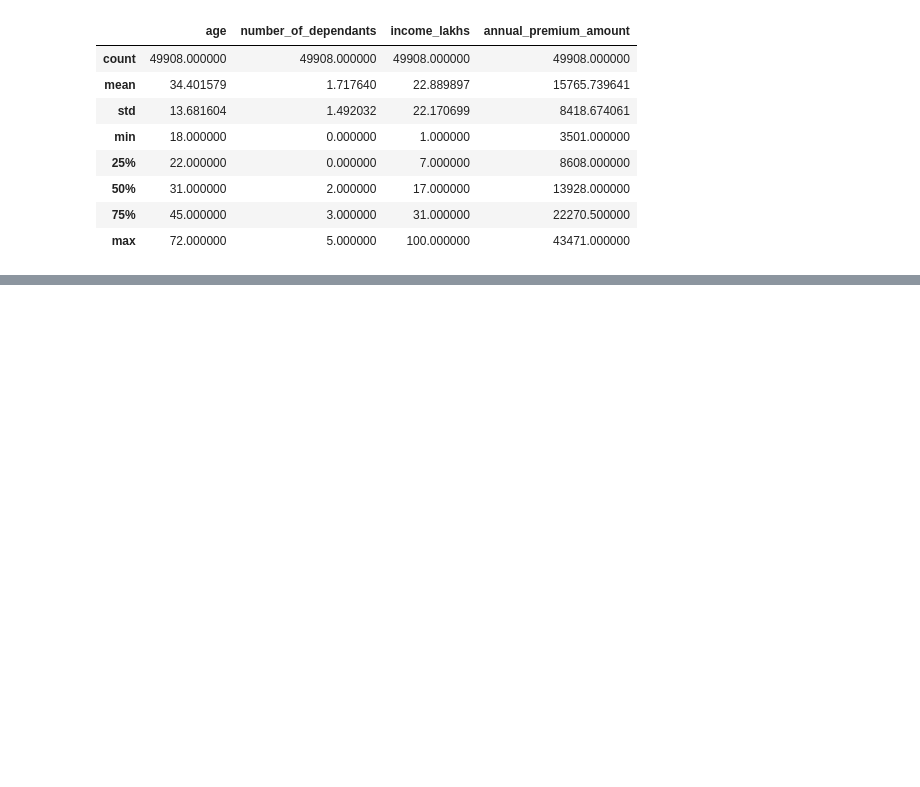
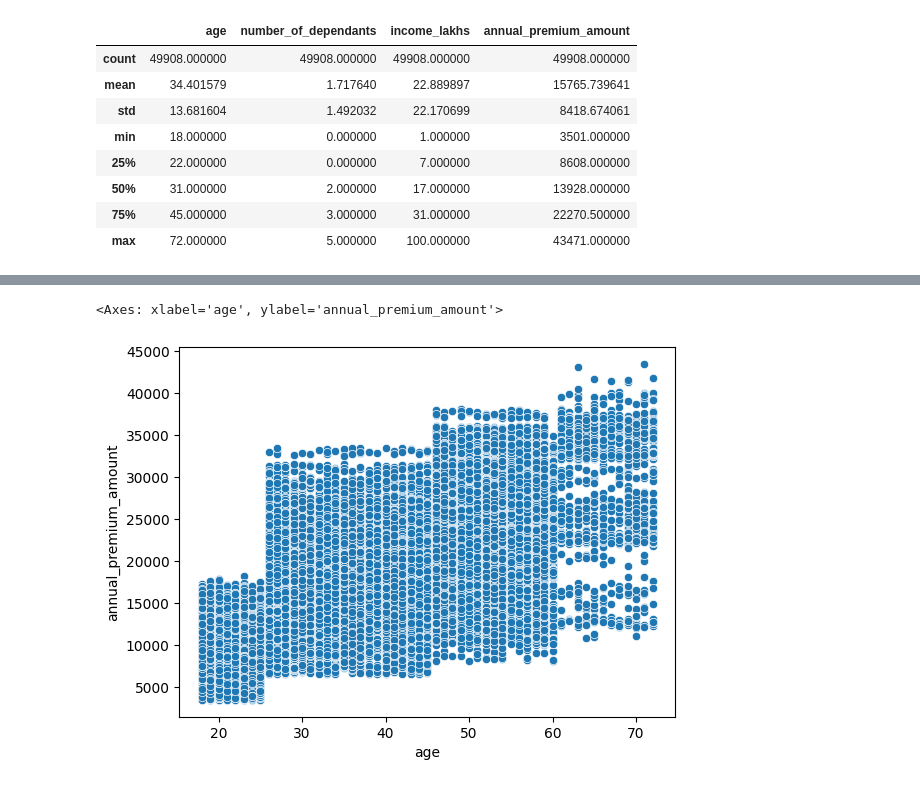
Before and after one commit to ittihadur/ML-Regression-Project, a Jupyter notebook: ML REGRESSION.ipynb, the cells around one changed output, grey strips where cells are left out. Drawn from its saved outputs; the diff is of its cells as text; code cells hidden in the pictures; blank space fills up the shorter version.

```diff
--- a/ML REGRESSION.ipynb
+++ b/ML REGRESSION.ipynb
@@ -167,0 +180,5 @@ df2.describe()
+# %%
+sns.scatterplot(data=df2, x='age', y='annual_premium_amount')
+# %% [output]
+<Axes: xlabel='age', ylabel='annual_premium_amount'>
+[figure, added]
```
Also changed, not shown: parts of 1 cell of this notebook.
